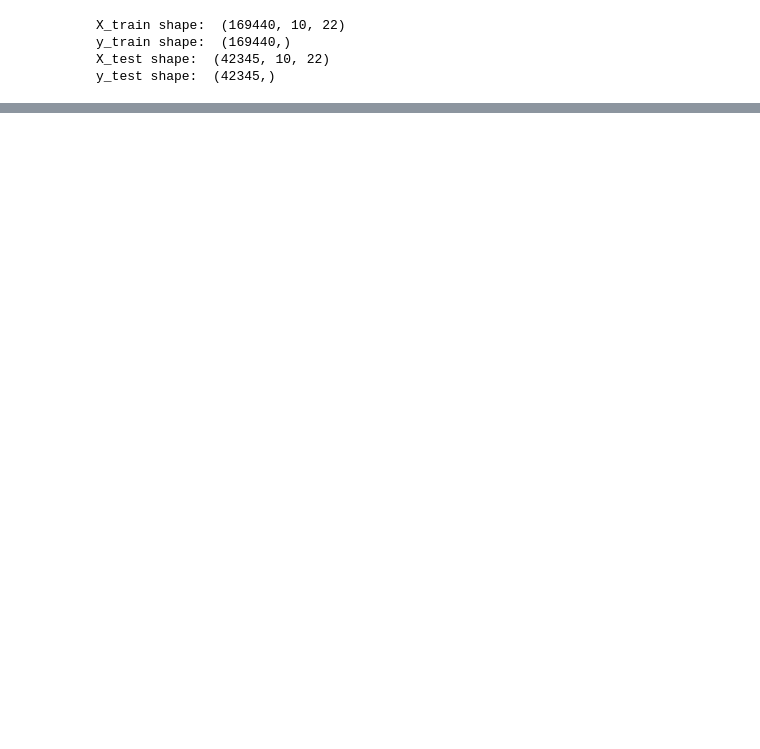
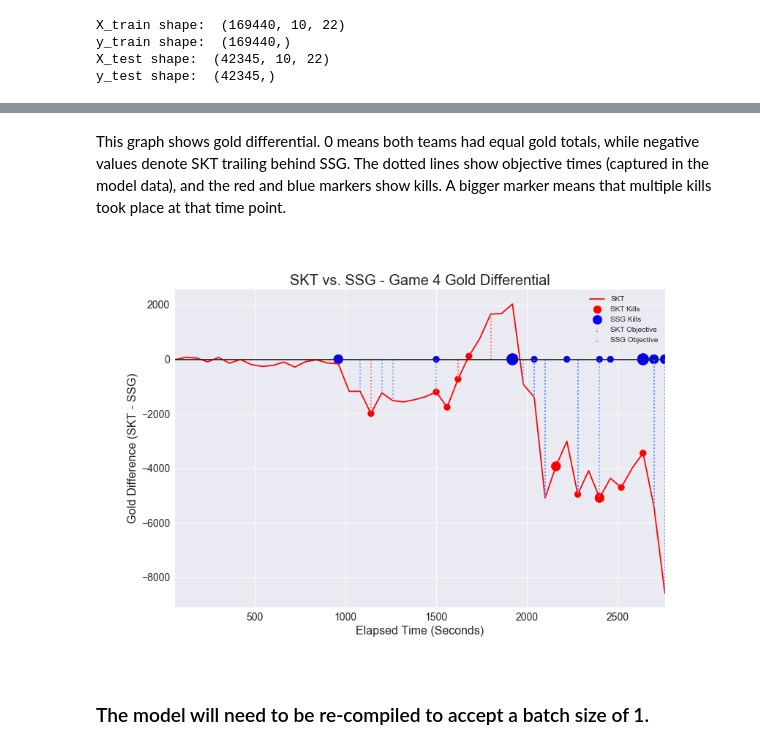
Before and after one commit to MPhillips55/Capstone_Project_2_League_of_Legends, a Jupyter notebook: Machine_Learning/LSTM_NN_to_predict_lol.ipynb, the cells around one changed output, grey strips where cells are left out. Saved outputs shown, nothing was run; the diff lists cells and outputs as text; code cells hidden in the pictures; blank space fills up the shorter version.

```diff
--- a/Machine_Learning/LSTM_NN_to_predict_lol.ipynb
+++ b/Machine_Learning/LSTM_NN_to_predict_lol.ipynb
@@ -56,0 +192,8 @@ score
+# %% [markdown]
+This graph shows gold differential. 0 means both teams had equal gold totals, while negative values denote SKT trailing behind SSG. The dotted lines show objective times (captured in the model data), and the red and blue markers show kills. A bigger marker means that multiple kills took place at that time point.
+# %%
+Image('game_4_diff.png')
+# %% [output]
+[figure, added]
+# %% [markdown]
+### The model will need to be re-compiled to accept a batch size of 1.
```
Also changed, not shown: parts of 34 cells of this notebook, 2 other files.
